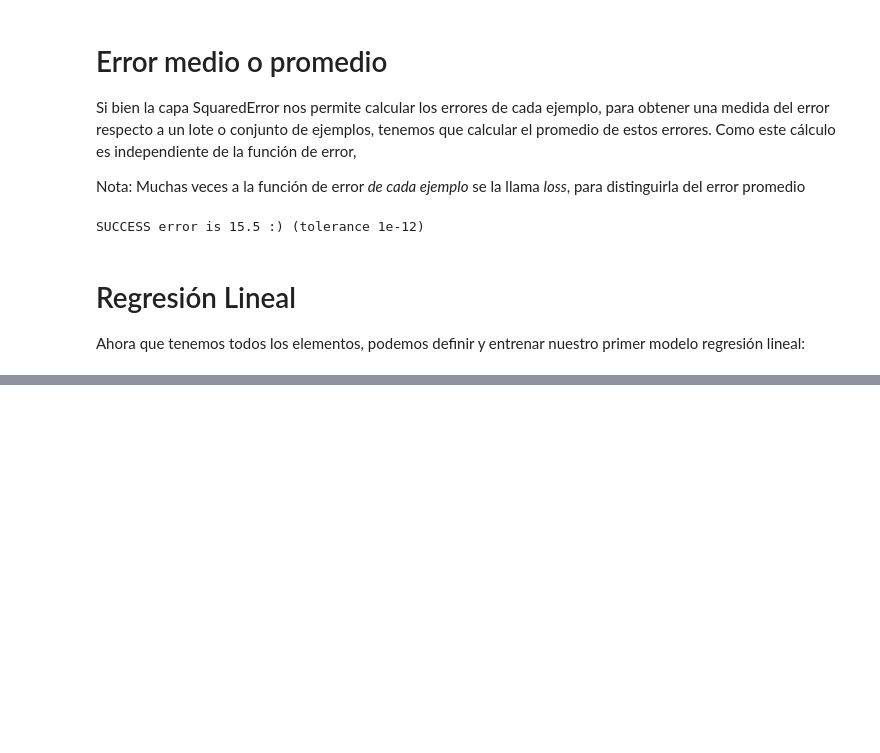
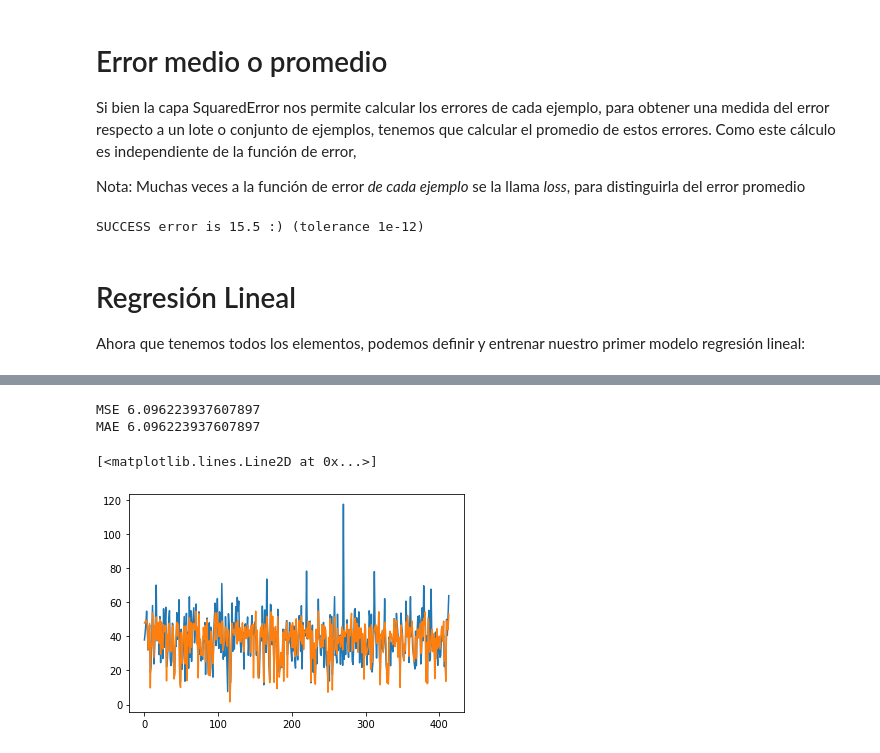
Before and after one commit to facundoq/edunn, a Jupyter notebook: 6. Capa de Error Cuadrático.ipynb, the cells around one changed output, grey strips where cells are left out. Cells and saved outputs as stored; diff of their text form; code cells hidden in the pictures; blank space fills up the shorter version.

```diff
--- a/6. Capa de Error Cuadrático.ipynb
+++ b/6. Capa de Error Cuadrático.ipynb
@@ -137,0 +160,15 @@ print(a.sum(axis=1,keepdims=True))
+# %%
+import matplotlib.pyplot as plt
+from sklearn import linear_model
+model=linear_model.LinearRegression()
+model.fit(x,y)
+y_pred=model.predict(x)
+metrics.regression_summary(y,y_pred)
+plt.plot(range(len(y)),y)
+plt.plot(range(len(y)),y_pred)
+# plt.scatter(y,y_pred)
+# %% [output]
+MSE 6.096223937607897
+MAE 6.096223937607897
+[<matplotlib.lines.Line2D at 0x...>]
+[figure, added]
```
Also changed, not shown: parts of 5 cells of this notebook, 54 other files.
